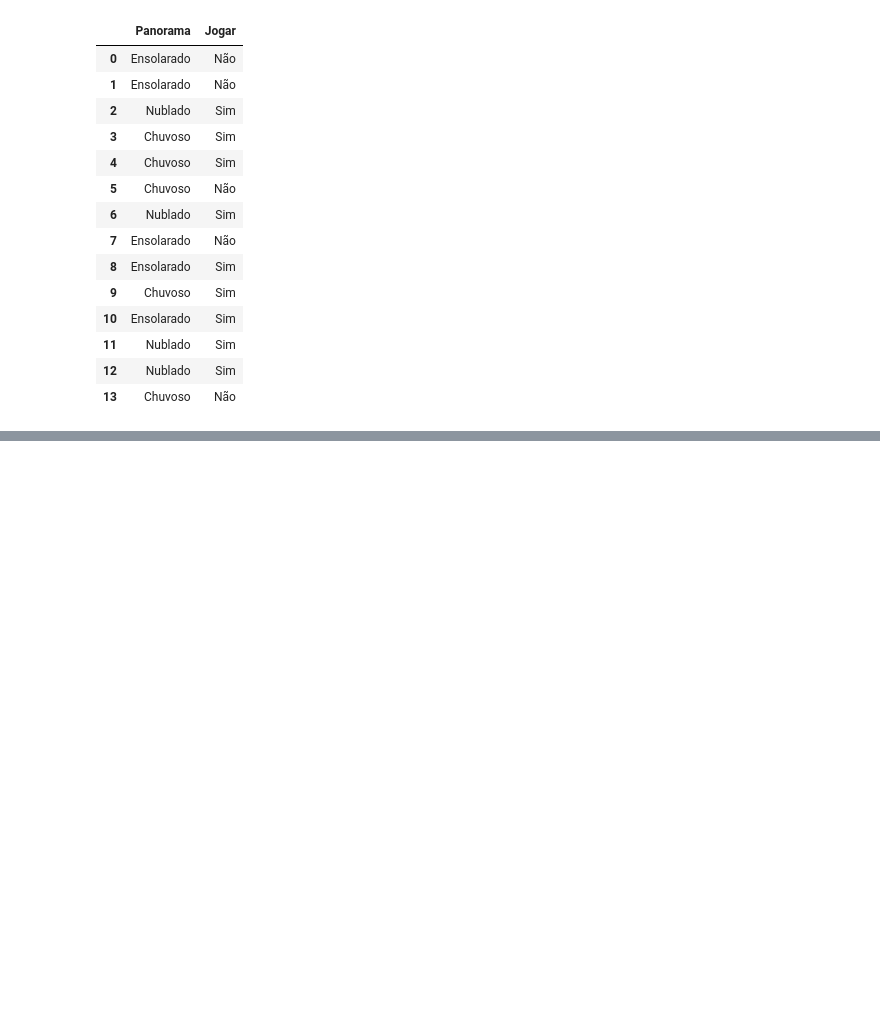
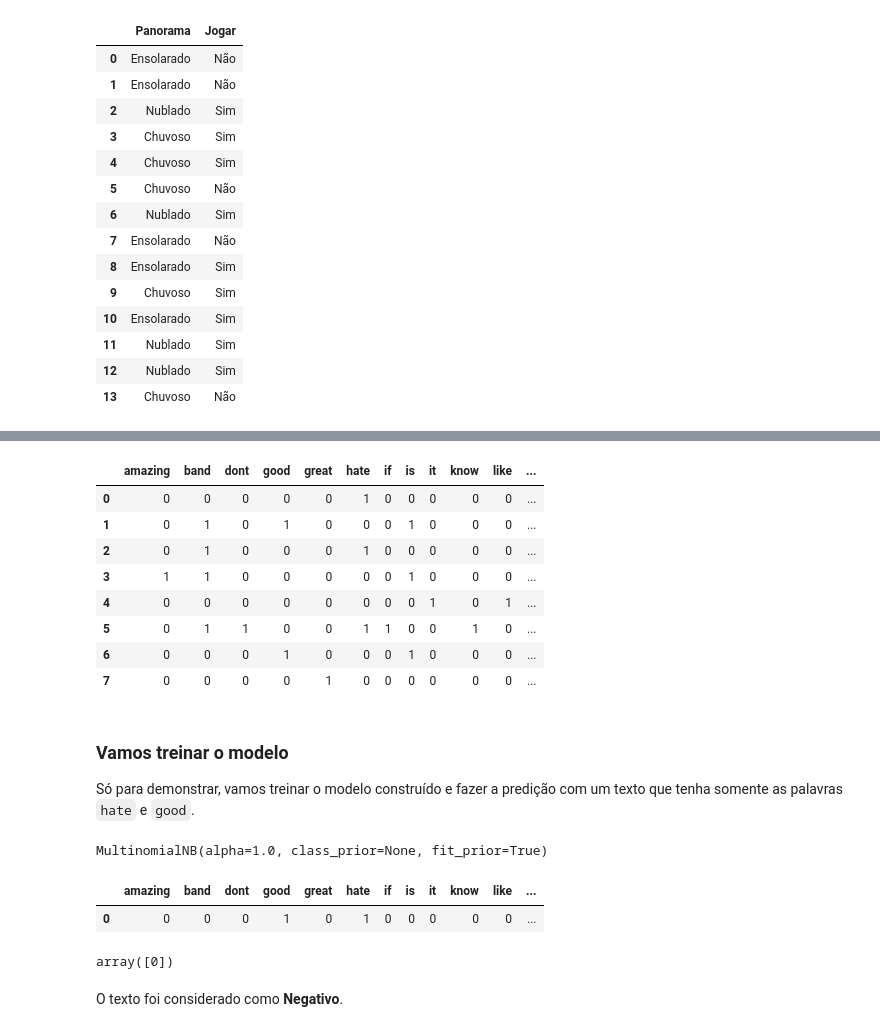
Before and after one commit to adolfoguimaraes/machinelearningclass, a Jupyter notebook: supervisedlearning/04_naivebayes.ipynb, the cells around one changed output, grey strips where cells are left out. Drawn from its saved outputs; the diff is of its cells as text; code cells hidden in the pictures; blank space fills up the shorter version.

Commit message:
Update Naive Bayes Notebook

```diff
--- a/supervisedlearning/04_naivebayes.ipynb
+++ b/supervisedlearning/04_naivebayes.ipynb
@@ -97,0 +296,7 @@ data
+# %%
+# Conjunt de textos
+texts = ['I hate that music', 'That band is not so good', 'I hate that band', 'That band is amazing', 'I like it',
+         'I dont know if I hate that band', 'The sound is good', 'Great music']
+
+# Labels: (1) Positivo e (0) Negativo
+labels = [0, 0, 0, 1, 1, 1, 1, 1]
@@ -97,0 +305,4 @@ data
+# %%
+from sklearn.feature_extraction.text import CountVectorizer
+count_vector = CountVectorizer()
+count_vector.fit(texts)
@@ -97,0 +342,3 @@ data
+# %%
+doc_array = count_vector.transform(texts).toarray()
+doc_array
@@ -97,0 +372,36 @@ data
+# %%
+frequency_matrix = pd.DataFrame(doc_array, columns=count_vector.get_feature_names())
+frequency_matrix
+# %% [output]
+|  | amazing | band | dont | good | great | hate | if | is | it | know | like | ... |
+| 0 | 0 | 0 | 0 | 0 | 0 | 1 | 0 | 0 | 0 | 0 | 0 | ... |
+| 1 | 0 | 1 | 0 | 1 | 0 | 0 | 0 | 1 | 0 | 0 | 0 | ... |
+| 2 | 0 | 1 | 0 | 0 | 0 | 1 | 0 | 0 | 0 | 0 | 0 | ... |
+| 3 | 1 | 1 | 0 | 0 | 0 | 0 | 0 | 1 | 0 | 0 | 0 | ... |
+| 4 | 0 | 0 | 0 | 0 | 0 | 0 | 0 | 0 | 1 | 0 | 1 | ... |
+| 5 | 0 | 1 | 1 | 0 | 0 | 1 | 1 | 0 | 0 | 1 | 0 | ... |
+| 6 | 0 | 0 | 0 | 1 | 0 | 0 | 0 | 1 | 0 | 0 | 0 | ... |
+| 7 | 0 | 0 | 0 | 0 | 1 | 0 | 0 | 0 | 0 | 0 | 0 | ... |
+# %% [markdown]
+### Vamos treinar o modelo
+
+Só para demonstrar, vamos treinar o modelo construído e fazer a predição com um texto que tenha somente as palavras `hate` e `good`.
+# %%
+from sklearn.naive_bayes import MultinomialNB
+naive_bayes = MultinomialNB()
+naive_bayes.fit(frequency_matrix, labels)
+# %% [output]
+MultinomialNB(alpha=1.0, class_prior=None, fit_prior=True)
+# %%
+test_matrix = pd.DataFrame([[0, 0, 0, 1, 0, 1, 0, 0, 0, 0, 0, 0, 0, 0, 0, 0, 0]],
+                           columns=count_vector.get_feature_names())
+test_matrix
+# %% [output]
+|  | amazing | band | dont | good | great | hate | if | is | it | know | like | ... |
+| 0 | 0 | 0 | 0 | 1 | 0 | 1 | 0 | 0 | 0 | 0 | 0 | ... |
+# %%
+naive_bayes.predict(test_matrix)
+# %% [output]
+array([0])
+# %% [markdown]
+O texto foi considerado como **Negativo**.
```
Also changed, not shown: parts of 24 cells of this notebook, 2 other files.
